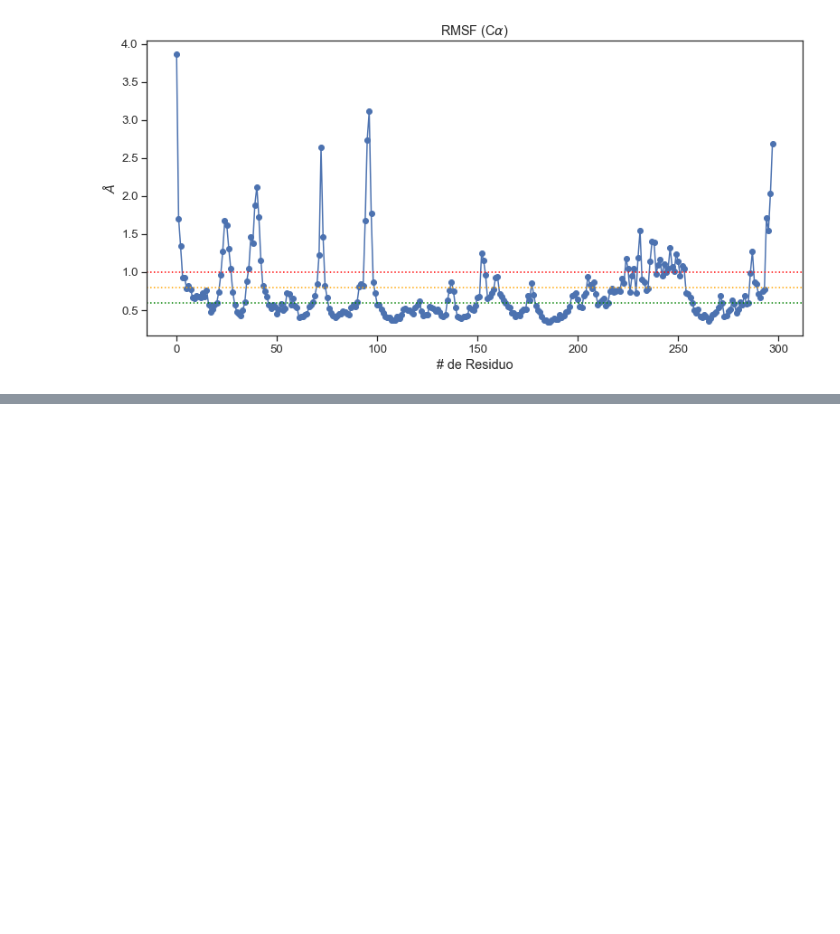
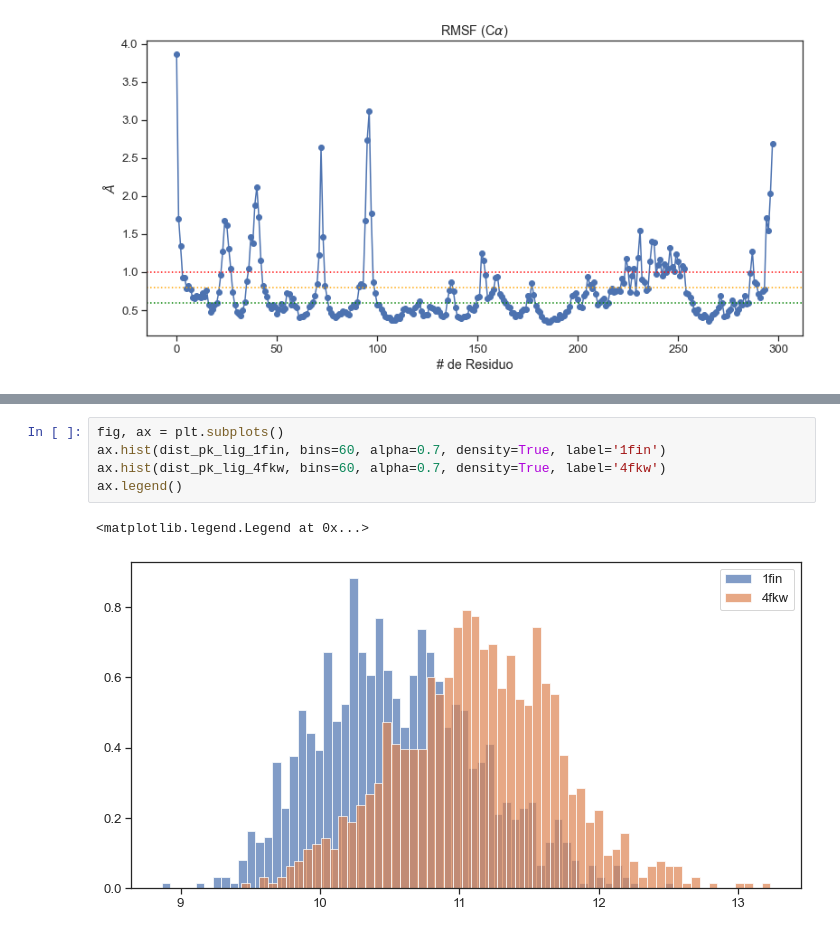
Before and after one commit to jRicciL/Taller_Simulacion_Molecular, a Jupyter notebook: resurces/md/analisis_de_trayectorias/Analisis_de_trayectorias.ipynb, the cells around one changed output, grey strips where cells are left out. Drawn from its saved outputs; the diff is of its cells as text; blank space fills up the shorter version.

```diff
--- a/resurces/md/analisis_de_trayectorias/Analisis_de_trayectorias.ipynb
+++ b/resurces/md/analisis_de_trayectorias/Analisis_de_trayectorias.ipynb
@@ -483 +518,9 @@ plt.show()
+# %%
+fig, ax = plt.subplots()
+ax.hist(dist_pk_lig_1fin, bins=60, alpha=0.7, density=True, label='1fin')
+ax.hist(dist_pk_lig_4fkw, bins=60, alpha=0.7, density=True, label='4fkw')
+ax.legend()
+# %% [output]
+<matplotlib.legend.Legend at 0x...>
+[figure, added]
 # %% [markdown]
```
Also changed, not shown: parts of 83 cells of this notebook, 1 other file.
